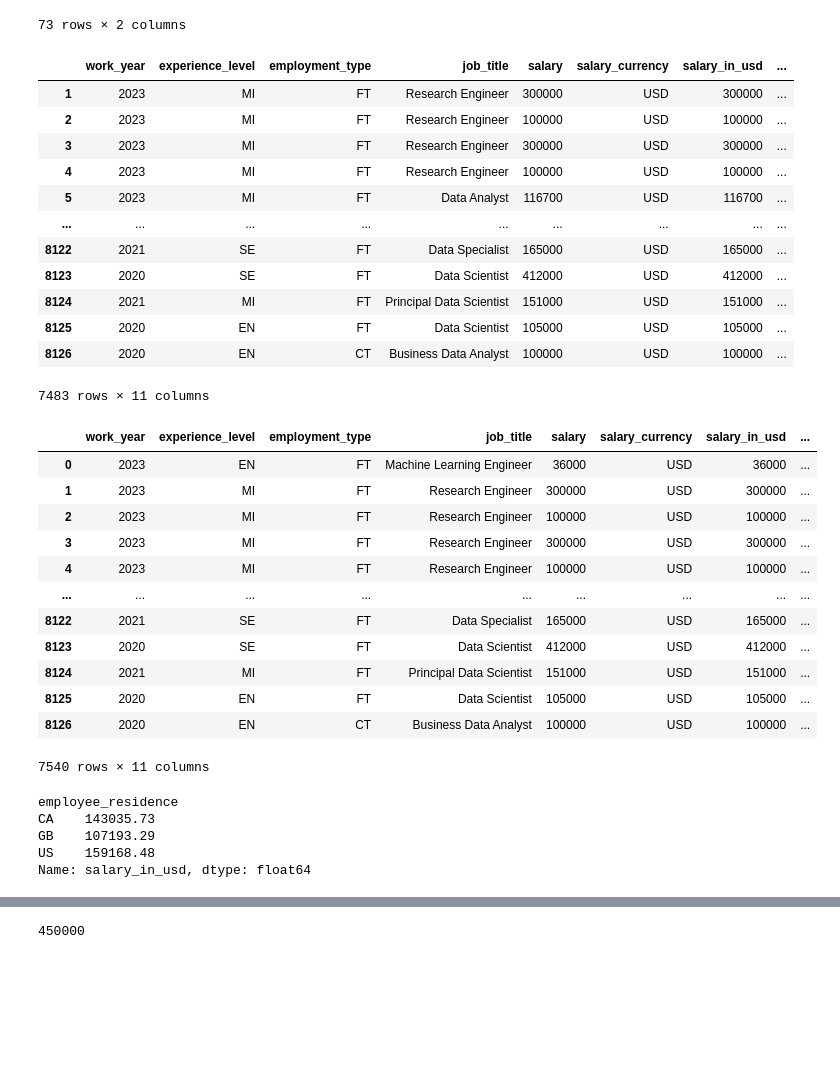
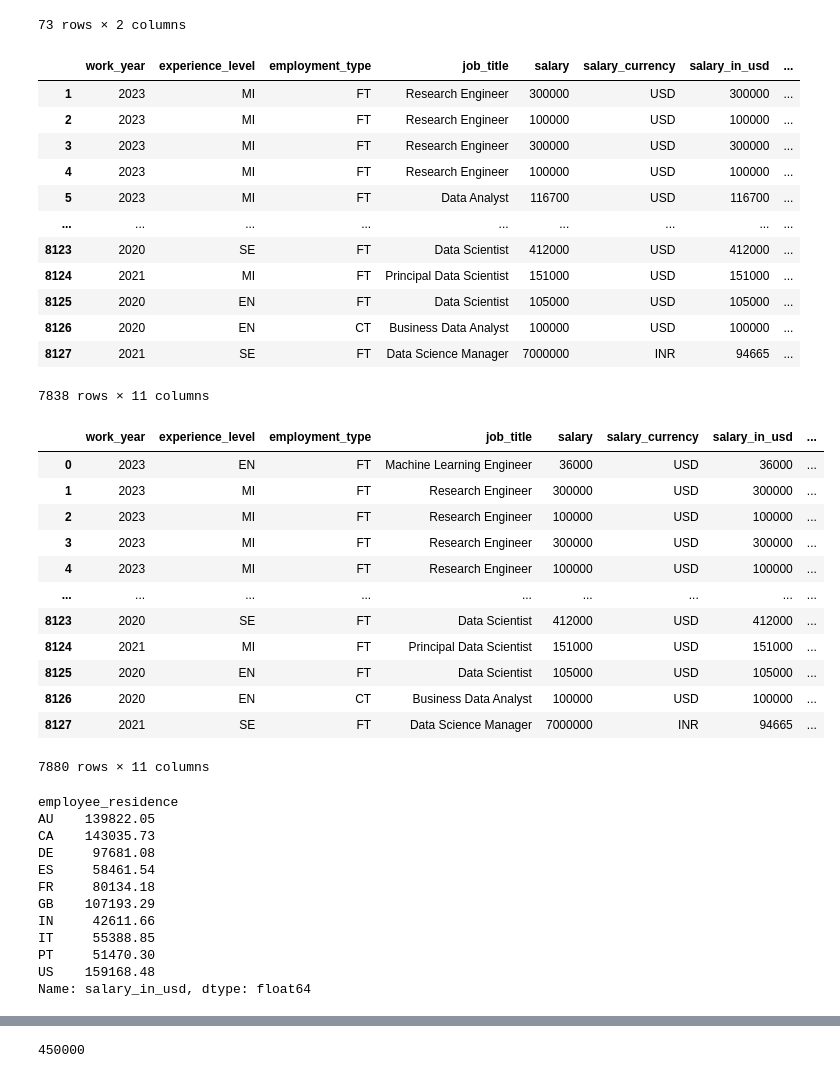
Before and after one commit to thundich/Project-1, a Jupyter notebook: Salary_Stats_and_Maps.ipynb, the cells around one changed output, grey strips where cells are left out. Drawn from its saved outputs; the diff is of its cells as text; code cells hidden in the pictures; blank space fills up the shorter version.

```diff
--- a/Salary_Stats_and_Maps.ipynb
+++ b/Salary_Stats_and_Maps.ipynb
@@ -70,25 +69,25 @@ employee_company_location
 73 rows × 2 columns
 # %%
 # Filter salary based on residence
-employee_salary= salary_data[salary_data["employee_residence"].isin (employee_residence["employee_residence"].head(3))]
+employee_salary= salary_data[salary_data["employee_residence"].isin (employee_residence["employee_residence"].head(10))]
 employee_salary
 # %% [output]
 |  | work_year | experience_level | employment_type | job_title | salary | salary_currency | salary_in_usd | ... |
 | 1 | 2023 | MI | FT | Research Engineer | 300000 | USD | 300000 | ... |
 | 2 | 2023 | MI | FT | Research Engineer | 100000 | USD | 100000 | ... |
 | 3 | 2023 | MI | FT | Research Engineer | 300000 | USD | 300000 | ... |
 | 4 | 2023 | MI | FT | Research Engineer | 100000 | USD | 100000 | ... |
 | 5 | 2023 | MI | FT | Data Analyst | 116700 | USD | 116700 | ... |
 | ... | ... | ... | ... | ... | ... | ... | ... | ... |
-| 8122 | 2021 | SE | FT | Data Specialist | 165000 | USD | 165000 | ... |
 | 8123 | 2020 | SE | FT | Data Scientist | 412000 | USD | 412000 | ... |
 | 8124 | 2021 | MI | FT | Principal Data Scientist | 151000 | USD | 151000 | ... |
 | 8125 | 2020 | EN | FT | Data Scientist | 105000 | USD | 105000 | ... |
 | 8126 | 2020 | EN | CT | Business Data Analyst | 100000 | USD | 100000 | ... |
+| 8127 | 2021 | SE | FT | Data Science Manager | 7000000 | INR | 94665 | ... |
-7483 rows × 11 columns
+7838 rows × 11 columns
 # %%
 #Filter salary based on company location
-employee_salary_location= salary_data[salary_data["company_location"].isin (employee_company_location["company_location"].head(3))]
+employee_salary_location= salary_data[salary_data["company_location"].isin (employee_company_location["company_location"].head(10))]
 employee_salary_location
 # %% [output]
 |  | work_year | experience_level | employment_type | job_title | salary | salary_currency | salary_in_usd | ... |
@@ -98,20 +97,27 @@ employee_salary_location
 | 3 | 2023 | MI | FT | Research Engineer | 300000 | USD | 300000 | ... |
 | 4 | 2023 | MI | FT | Research Engineer | 100000 | USD | 100000 | ... |
 | ... | ... | ... | ... | ... | ... | ... | ... | ... |
-| 8122 | 2021 | SE | FT | Data Specialist | 165000 | USD | 165000 | ... |
 | 8123 | 2020 | SE | FT | Data Scientist | 412000 | USD | 412000 | ... |
 | 8124 | 2021 | MI | FT | Principal Data Scientist | 151000 | USD | 151000 | ... |
 | 8125 | 2020 | EN | FT | Data Scientist | 105000 | USD | 105000 | ... |
 | 8126 | 2020 | EN | CT | Business Data Analyst | 100000 | USD | 100000 | ... |
+| 8127 | 2021 | SE | FT | Data Science Manager | 7000000 | INR | 94665 | ... |
-7540 rows × 11 columns
+7880 rows × 11 columns
 # %%
 # Find average Salary by Top 3 Employee Residence Locations
 average_salary_by_employee_location= employee_salary.groupby("employee_residence")["salary_in_usd"].mean().round(2)
 average_salary_by_employee_location
 # %% [output]
 employee_residence
+AU    139822.05
 CA    143035.73
+DE     97681.08
+ES     58461.54
+FR     80134.18
 GB    107193.29
+IN     42611.66
+IT     55388.85
+PT     51470.30
 US    159168.48
 Name: salary_in_usd, dtype: float64
 # %%
```
Also changed, not shown: parts of 18 cells of this notebook, 3 other files.
